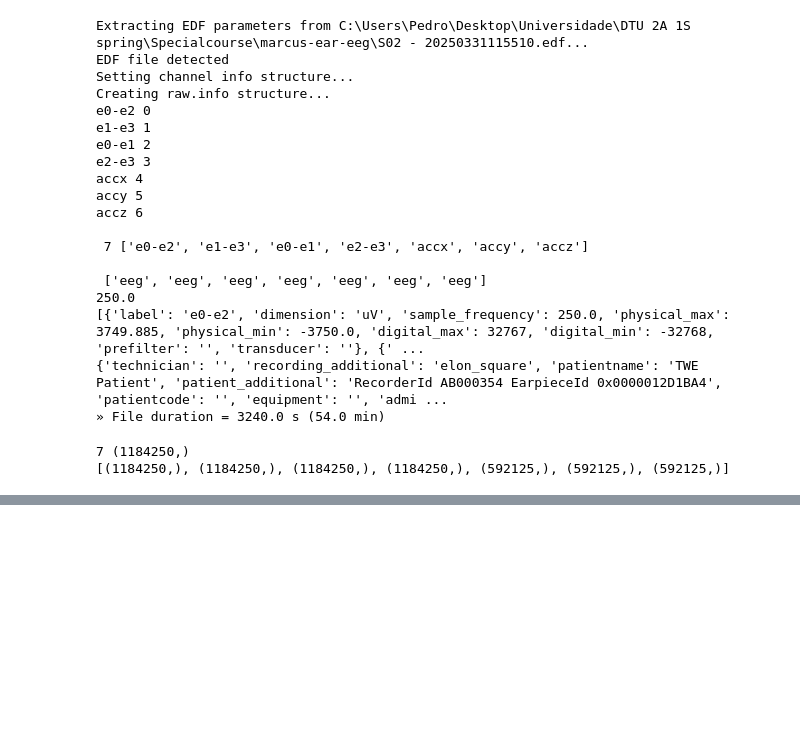
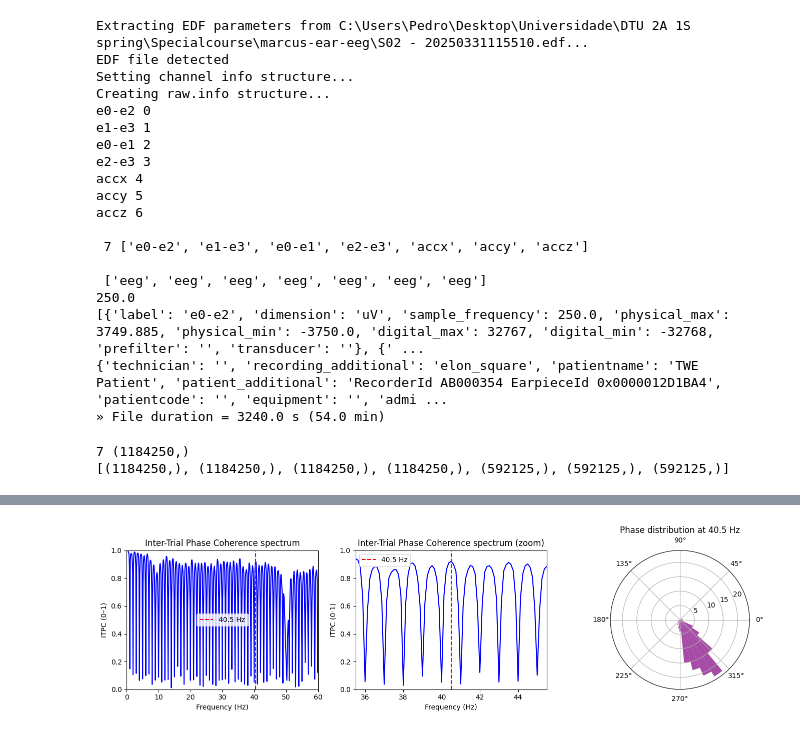
Before and after one commit to pplvieira/deep-sleep-pytorch-forked, a Jupyter notebook: analysis_pedro/readEDF.ipynb, the cells around one changed output, grey strips where cells are left out. Saved outputs shown, nothing was run; the diff lists cells and outputs as text; code cells hidden in the pictures; blank space fills up the shorter version.

```diff
--- a/analysis_pedro/readEDF.ipynb
+++ b/analysis_pedro/readEDF.ipynb
@@ -268,0 +570,12 @@ import sleepeegpy
+# %%
+
+eeg_signal = signals_trunc[25]
+epoch_len=1
+sfreq = 256
+f_target = 40.5
+epochs = get_epochs(eeg_signal, sfreq, epoch_len)
+
+freqs, itpc, phases, idx = compute_itpc(epochs, sfreq, f_target=f_target)
+plot_itpc_results(freqs, itpc, phases, f_target=f_target, idx=idx)
+# %% [output]
+[figure, added]
```
Also changed, not shown: parts of 23 cells of this notebook, 27 other files.
